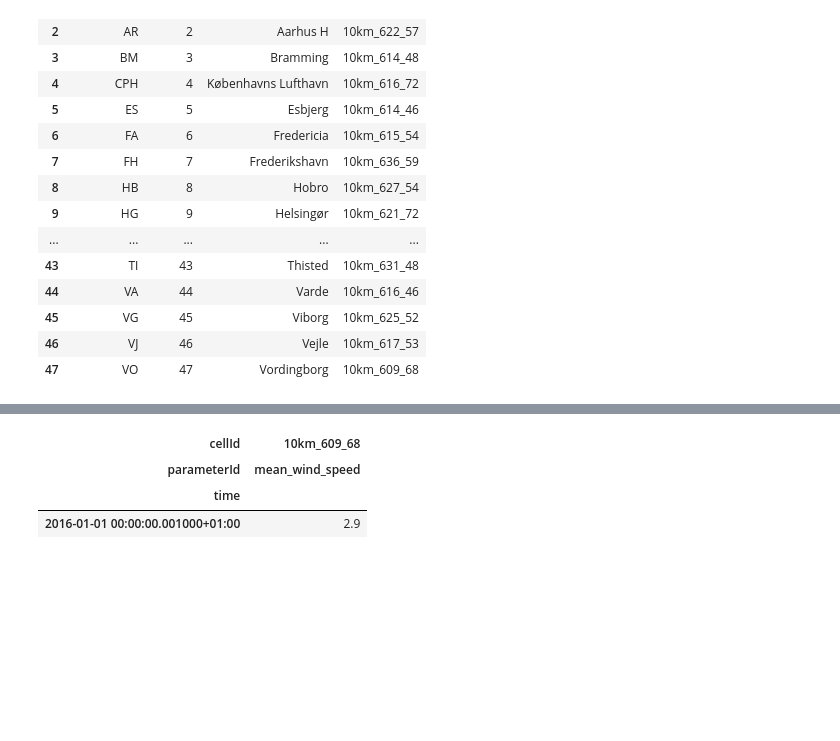
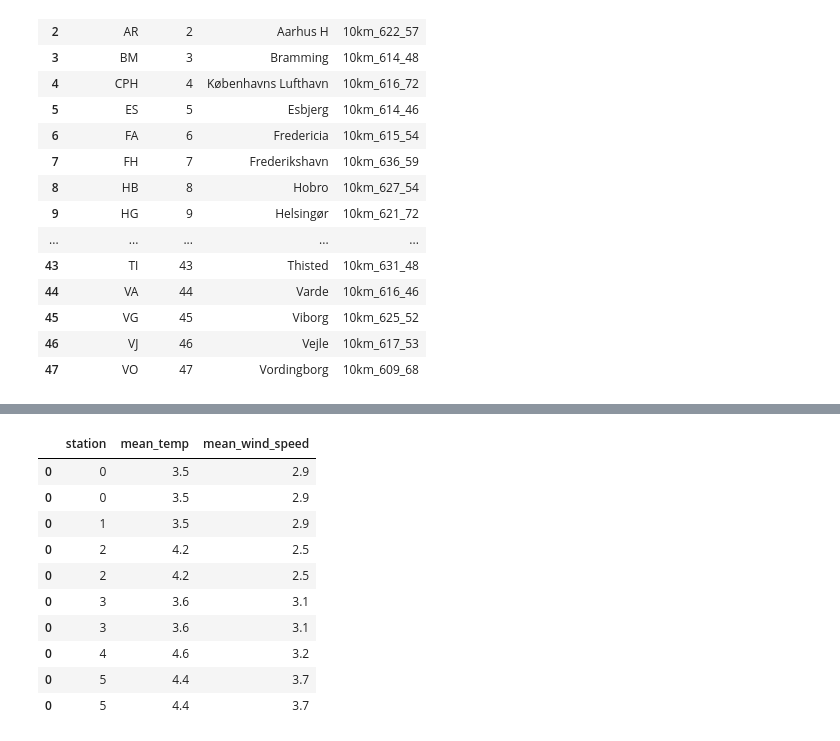
Before and after one commit to clarachristiansen/Bachelor_project, a Jupyter notebook: DMI_API.ipynb, the cells around one changed output, grey strips where cells are left out. Saved outputs shown, nothing was run; the diff lists cells and outputs as text; code cells hidden in the pictures; blank space fills up the shorter version.

```diff
--- a/DMI_API.ipynb
+++ b/DMI_API.ipynb
@@ -244,10 +231,13 @@ DMI_URL = 'https://dmigw.govcloud.dk/v2/climateData/collections/10kmGridValue/it
 parameterIds = parameterIds = ['mean_temp', 'mean_wind_speed'] # Based on check
 time_resolutions = ['day']
 
-for index, row in merged.iterrows():
+dfs = []
+for index, row in merged.iloc[0:10,:].iterrows():
+    print(index)
     datetime_str = (row['dato'] + pd.DateOffset(days=-1)).tz_localize('UTC').isoformat() + '/' + (row['dato']).tz_localize('UTC').isoformat()
     cellId = row['10km_cell']
-    dfs = []
+    station = row['station']
+    dfii = {'station': station}
     for parameter in parameterIds:
         # Specify query parameters
         params = {
@@ -266,19 +256,14 @@ for index, row in merged.iterrows():
         # Convert JSON object to a MultiIndex DataFrame and add to list
         dfi = pd.json_normalize(json['features'])
         if dfi.empty is False:
-            dfi['time'] = pd.to_datetime(dfi['properties.from'])
             # Drop other columns
-            dfi = dfi[['time', 'properties.value', 'properties.cellId', 'properties.parameterId']]
-            # Rename columns, e.g., 'properties.stationId' becomes 'stationId'
-            dfi.columns = [c.replace('properties.', '') for c in dfi.columns]
-            # Drop identical rows (considers both value and time stamp)
-            dfi = dfi[~dfi.duplicated()]
-            dfi = dfi.set_index(['parameterId', 'cellId', 'time'])
-            dfi = dfi['value'].unstack(['cellId','parameterId'])
-            dfs.append(dfi)
+            #dfi = pd.DataFrame({'station': station, 'parameterId': dfi['properties.parameterId'].values[0], 'value': dfi['properties.value'].values[0]}, index=[0])
+            #dfi = pd.DataFrame({'station': station, dfi['properties.parameterId'].values[0] : dfi['properties.value'].values[0]}, index=[0])
+            dfii[dfi['properties.parameterId'].values[0]] = dfi['properties.value'].values[0]
+    dfs.append(pd.DataFrame(dfii, index=[0]))
 
-df = pd.concat(dfs, axis='columns').sort_index()
-df.head()
+df = pd.concat(dfs, axis='rows')
+
 
 #cellIds = ['10km_621_72'] # Helsingør
 # %% [output]
@@ -286,7 +280,14 @@ KeyboardInterrupt:
-# %%
-dfi
-# %% [output]
-| cellId | 10km_609_68 |
-| parameterId | mean_wind_speed |
-| time |  |
-| 2016-01-01 00:00:00.001000+01:00 | 2.9 |
+# %%
+df
+# %% [output]
+|  | station | mean_temp | mean_wind_speed |
+| 0 | 0 | 3.5 | 2.9 |
+| 0 | 0 | 3.5 | 2.9 |
+| 0 | 1 | 3.5 | 2.9 |
+| 0 | 2 | 4.2 | 2.5 |
+| 0 | 2 | 4.2 | 2.5 |
+| 0 | 3 | 3.6 | 3.1 |
+| 0 | 3 | 3.6 | 3.1 |
+| 0 | 4 | 4.6 | 3.2 |
+| 0 | 5 | 4.4 | 3.7 |
+| 0 | 5 | 4.4 | 3.7 |
```
Also changed, not shown: parts of 4 cells of this notebook, 6 other files.
